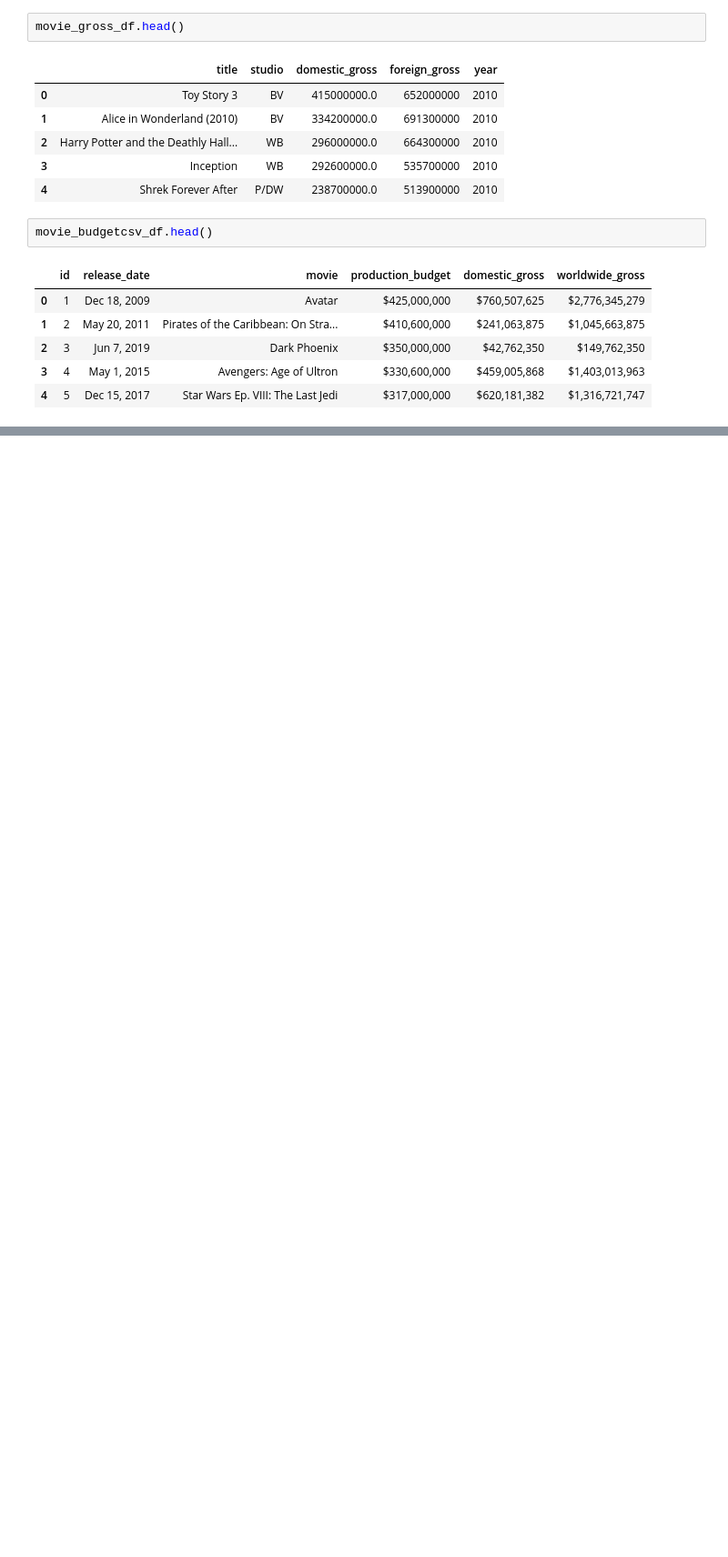
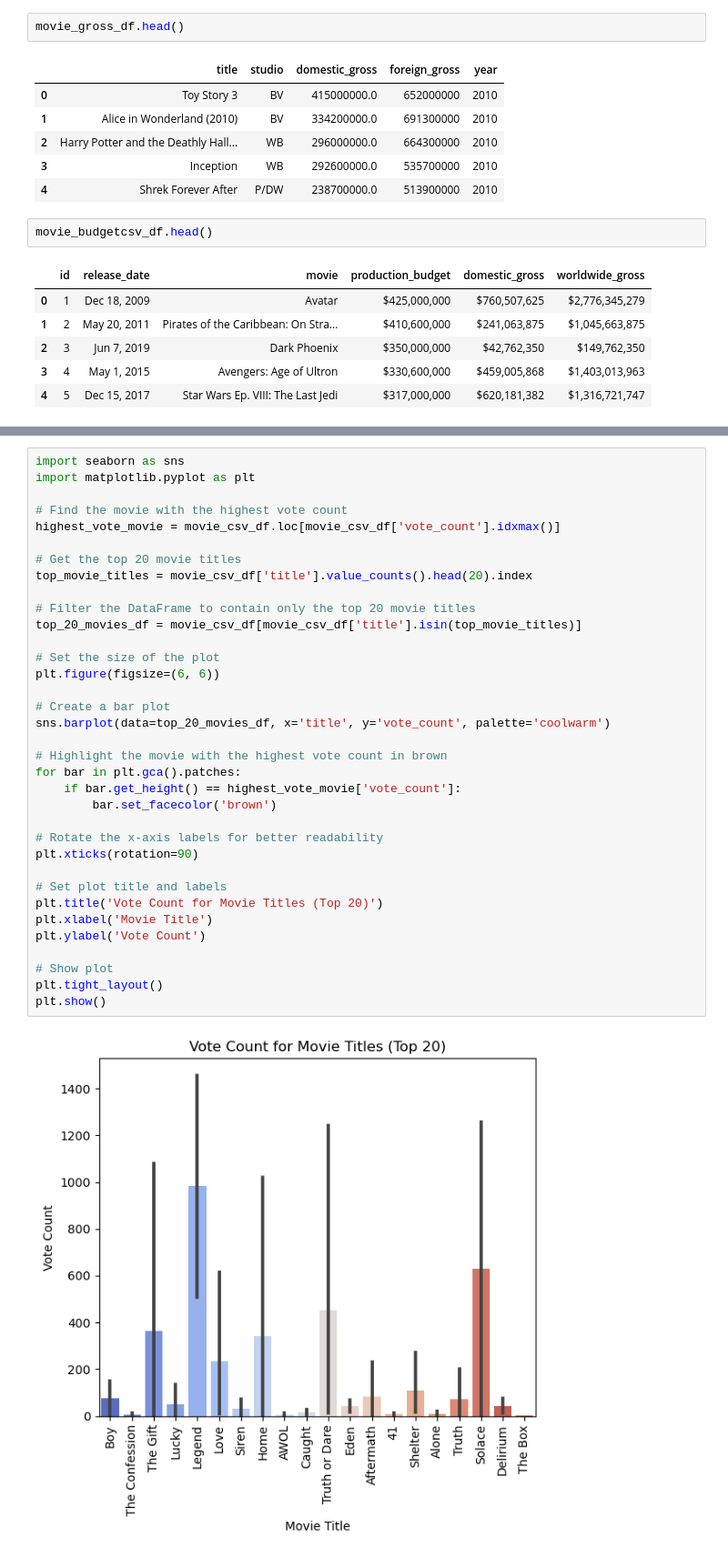
Before and after one commit to emukami2/project, a Jupyter notebook: student.ipynb, the cells around one changed output, grey strips where cells are left out. Shown at 91% size. Drawn from its saved outputs; the diff is of its cells as text; blank space fills up the shorter version.

```diff
--- a/student.ipynb
+++ b/student.ipynb
@@ -112,0 +328,37 @@ rt_movie_info_tsv_df.head()
+# %%
+import seaborn as sns
+import matplotlib.pyplot as plt
+
+# Find the movie with the highest vote count
+highest_vote_movie = movie_csv_df.loc[movie_csv_df['vote_count'].idxmax()]
+
+# Get the top 20 movie titles
+top_movie_titles = movie_csv_df['title'].value_counts().head(20).index
+
+# Filter the DataFrame to contain only the top 20 movie titles
+top_20_movies_df = movie_csv_df[movie_csv_df['title'].isin(top_movie_titles)]
+
+# Set the size of the plot
+plt.figure(figsize=(6, 6))
+
+# Create a bar plot
+sns.barplot(data=top_20_movies_df, x='title', y='vote_count', palette='coolwarm')
+
+# Highlight the movie with the highest vote count in brown
+for bar in plt.gca().patches:
+    if bar.get_height() == highest_vote_movie['vote_count']:
+        bar.set_facecolor('brown')
+
+# Rotate the x-axis labels for better readability
+plt.xticks(rotation=90)
+
+# Set plot title and labels
+plt.title('Vote Count for Movie Titles (Top 20)')
+plt.xlabel('Movie Title')
+plt.ylabel('Vote Count')
+
+# Show plot
+plt.tight_layout()
+plt.show()
+# %% [output]
+[figure, added]
```
Also changed, not shown: parts of 35 cells of this notebook.
